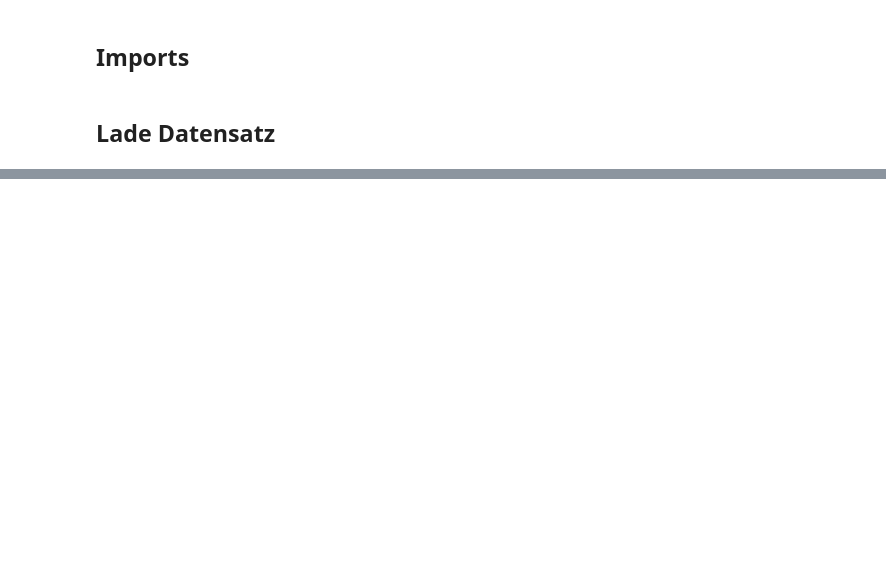
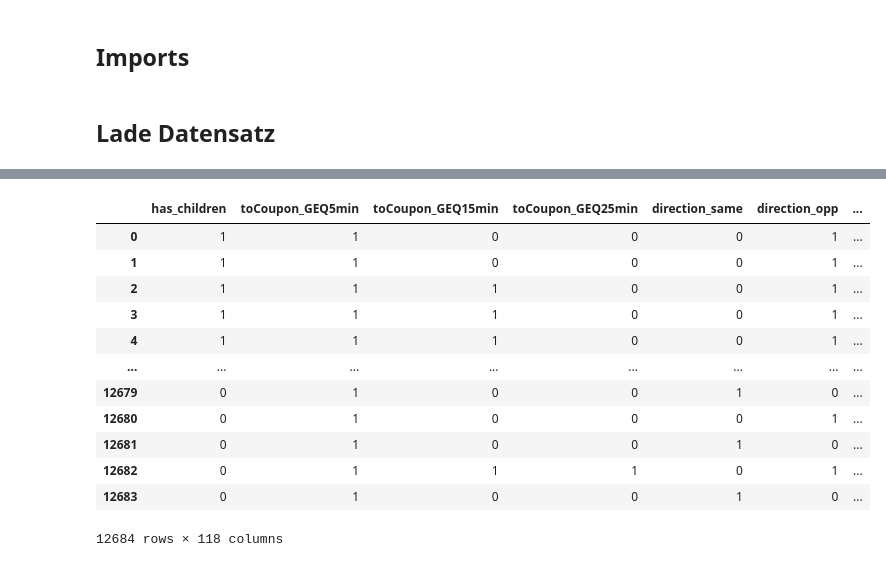
Before and after one commit to Lumi1070/ML-Projektarbeit, a Jupyter notebook: coupon-recommendation.ipynb, the cells around one changed output, grey strips where cells are left out. Drawn from its saved outputs; the diff is of its cells as text; code cells hidden in the pictures; blank space fills up the shorter version.

```diff
--- a/coupon-recommendation.ipynb
+++ b/coupon-recommendation.ipynb
@@ -46,0 +70,16 @@ dtype: int64
+# %%
+for index, value in df.isna().sum().items():
+    if value>0:
+        print('Current Column: \'' + index + '\'')
+        print(df[index].value_counts(dropna=False))
+        mode = df[index].value_counts(dropna=False).index[0]
+        print()
+        if str(mode) == 'nan':
+            print('Not filling in Column \'' + index + '\' due to lack of data.')
+        else:
+            print('Filling Column \'' + index + '\' with mode: ' + str(mode))
+            df[index] = df[index].fillna(mode)
+            print(df[index].value_counts(dropna=False))
+        print('\n')
+
+df.isna().sum()
@@ -46,0 +129,13 @@ dtype: int64
+# %%
+dfOHE = df
+featuresToBeOHE = df.columns.drop('temperature')
+
+for feature in featuresToBeOHE:
+    print('Current feature: ' + feature)
+    valueArray = df[feature].value_counts(dropna=False).index
+    for value in valueArray:
+        print(value)
+    print()
+
+featuresToBeOHE = df.columns.drop(labels=['has_children', 'toCoupon_GEQ5min', 'toCoupon_GEQ15min', 'toCoupon_GEQ25min', 'direction_same', 'direction_opp', 'Y'])
+print(featuresToBeOHE)
@@ -46,0 +170,12 @@ dtype: int64
+# %%
+for feature in featuresToBeOHE:
+    print('Current feature: ' + feature)
+    valueArray = df[feature].value_counts(dropna=False).index
+    print(dfOHE[feature].value_counts())
+    for value in valueArray:
+        dfOHE[str(feature) + '_IS_' + str(value)] = df[feature].map(lambda x: 1 if x==value else 0)
+        print('  Current value: ' + str(value))
+        print(dfOHE[str(feature) + '_IS_' + str(value)].value_counts())
+    print()
+
+dfOHE = dfOHE.drop(columns=featuresToBeOHE)
@@ -46,0 +200,16 @@ dtype: int64
+# %%
+dfOHE
+# %% [output]
+|  | has_children | toCoupon_GEQ5min | toCoupon_GEQ15min | toCoupon_GEQ25min | direction_same | direction_opp | ... |
+| 0 | 1 | 1 | 0 | 0 | 0 | 1 | ... |
+| 1 | 1 | 1 | 0 | 0 | 0 | 1 | ... |
+| 2 | 1 | 1 | 1 | 0 | 0 | 1 | ... |
+| 3 | 1 | 1 | 1 | 0 | 0 | 1 | ... |
+| 4 | 1 | 1 | 1 | 0 | 0 | 1 | ... |
+| ... | ... | ... | ... | ... | ... | ... | ... |
+| 12679 | 0 | 1 | 0 | 0 | 1 | 0 | ... |
+| 12680 | 0 | 1 | 0 | 0 | 0 | 1 | ... |
+| 12681 | 0 | 1 | 0 | 0 | 1 | 0 | ... |
+| 12682 | 0 | 1 | 1 | 1 | 0 | 1 | ... |
+| 12683 | 0 | 1 | 0 | 0 | 1 | 0 | ... |
+12684 rows × 118 columns
```
Also changed, not shown: parts of 8 cells of this notebook.
